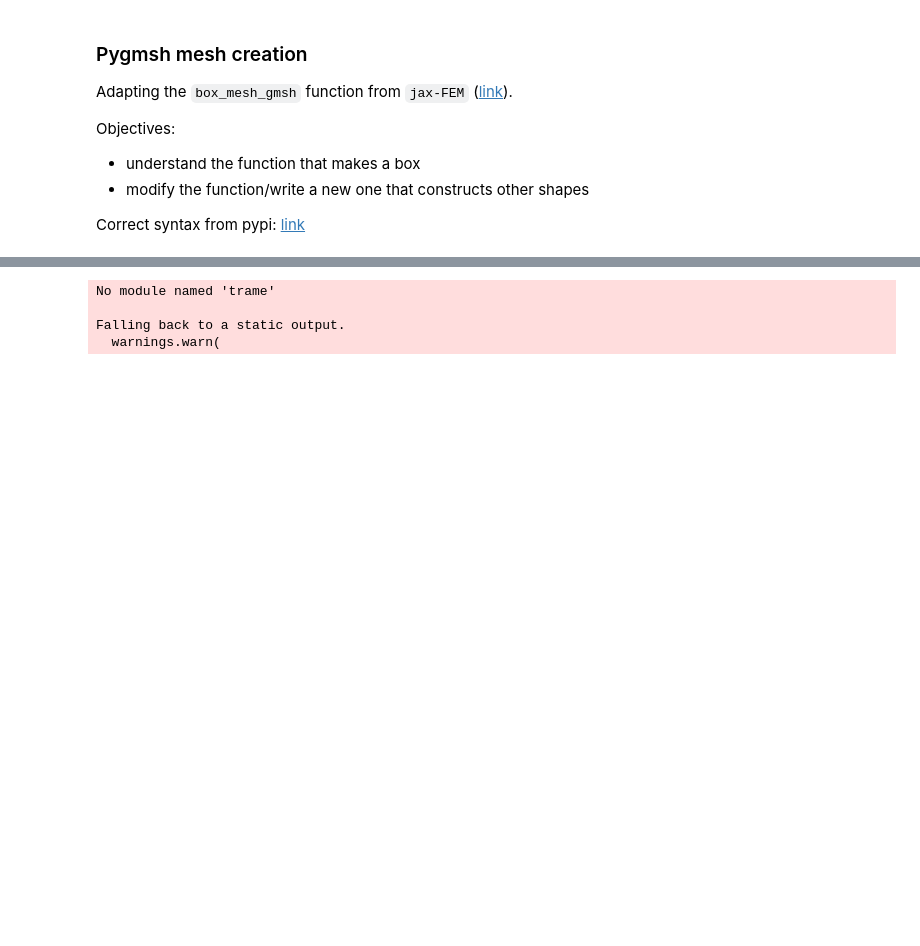
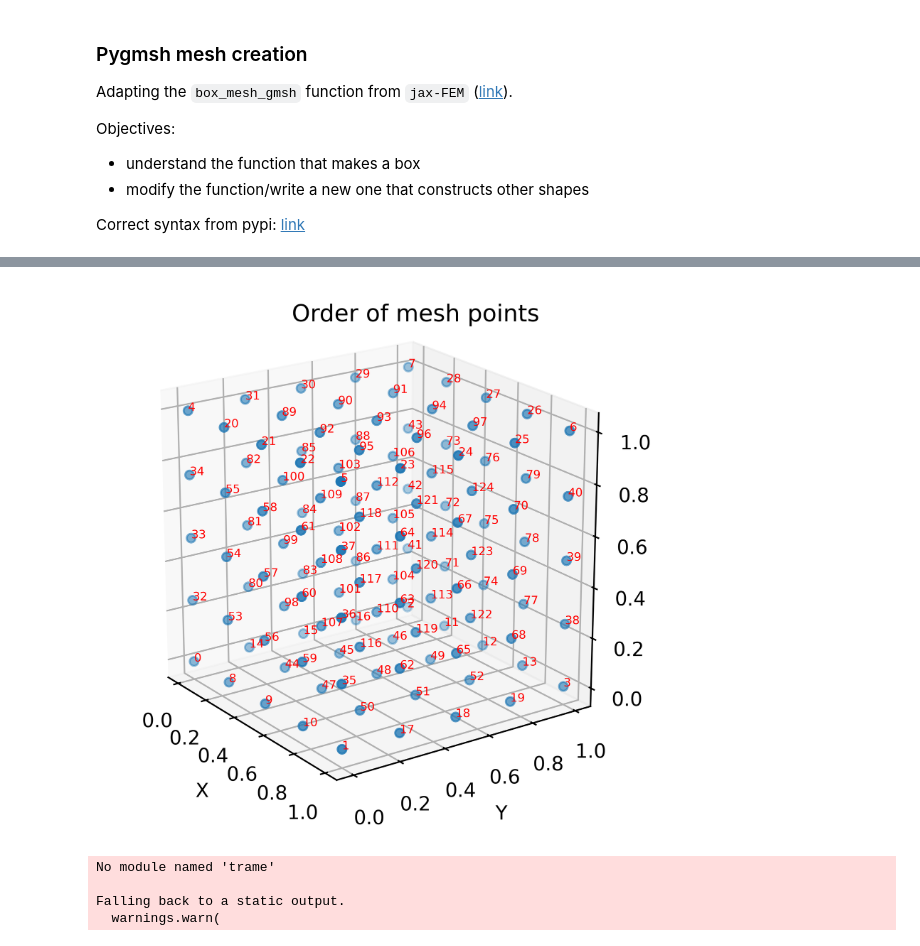
Before and after one commit to elspaan/Fluffy_Remesh, a Jupyter notebook: init_mesh.ipynb, the cells around one changed output, grey strips where cells are left out. Drawn from its saved outputs; the diff is of its cells as text; code cells hidden in the pictures; blank space fills up the shorter version.

```diff
--- a/init_mesh.ipynb
+++ b/init_mesh.ipynb
@@ -324,3 +340,30 @@ PermissionError: [Errno 13] Permission denied: '/home/elouan'
+# %%
+boxmesh = pv.read(mpath+"boxHEX8.msh")
+#boxmesh
+
+# matplotlib plot of points
+Xs = boxmesh.points[:,0]
+Ys = boxmesh.points[:,1]
+Zs = boxmesh.points[:,2]
+x_max = Xs.max()
+y_max=Ys.max()
+z_max = Zs.max()
+
+
+# labelled points
+ax = plt.figure(dpi = 600).add_subplot(projection='3d')
+for i in range (len(boxmesh.points)):
+    ax.text(boxmesh.points[i,0], boxmesh.points[i,1], boxmesh.points[i,2], str(i), color='red', fontsize=6)
+ax.text(.4*x_max, .2*y_max, 1.4*z_max, "Order of mesh points", color='k', fontsize=12)
+ax.scatter(Xs, Ys, Zs)
+ax.set_xlabel('X')
+ax.set_ylabel('Y')
+ax.set_zlabel('Z')
+ax.view_init(elev=20., azim=-35, roll=0)
+ax.set_aspect('equal') # make the grid the same shape as the actual object
+plt.show()
+# %% [output]
+[figure, added]
 # %%
 # Step 1: generate the mesh with pygmsh
 with pg.occ.Geometry() as geom:
```
Also changed, not shown: parts of 1 cell of this notebook.
